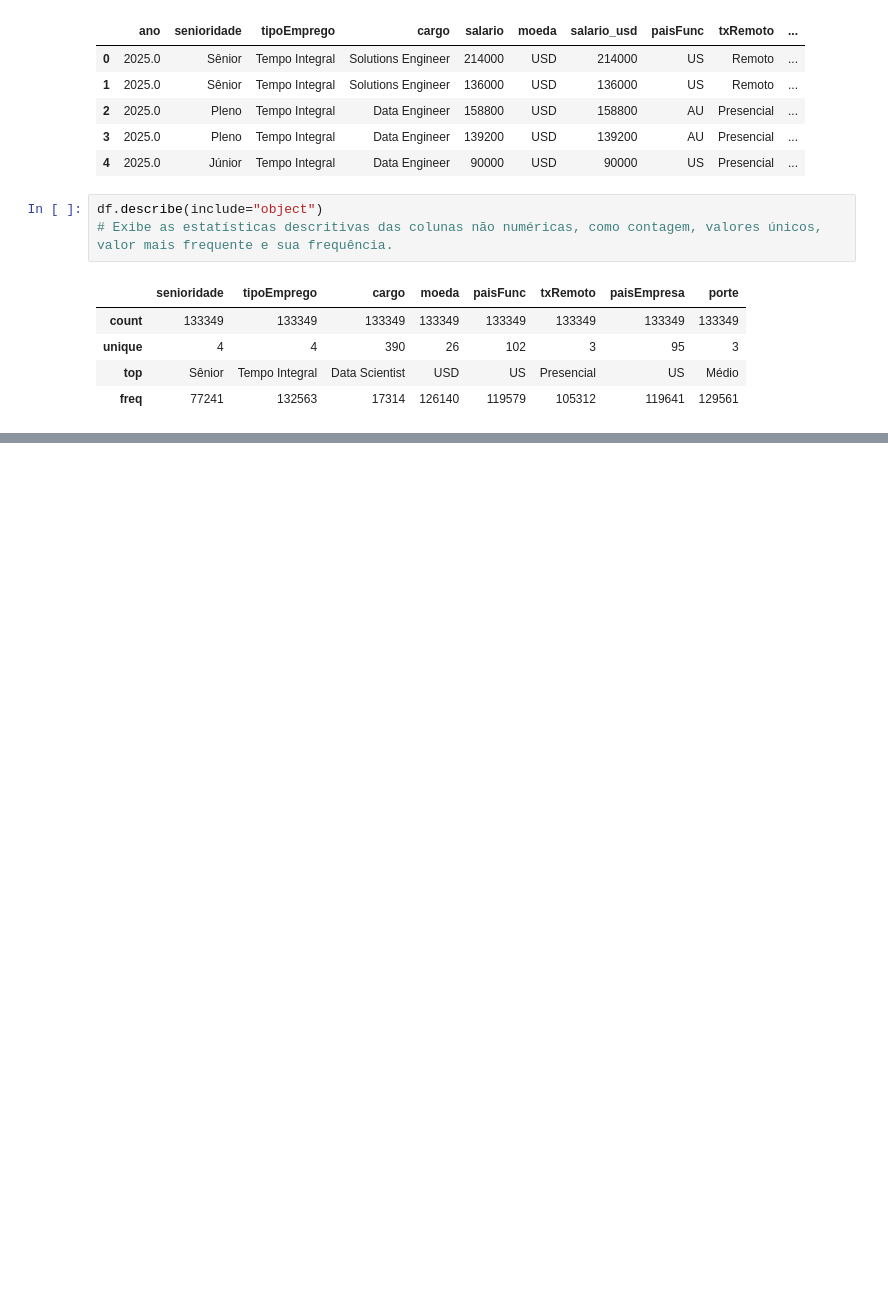
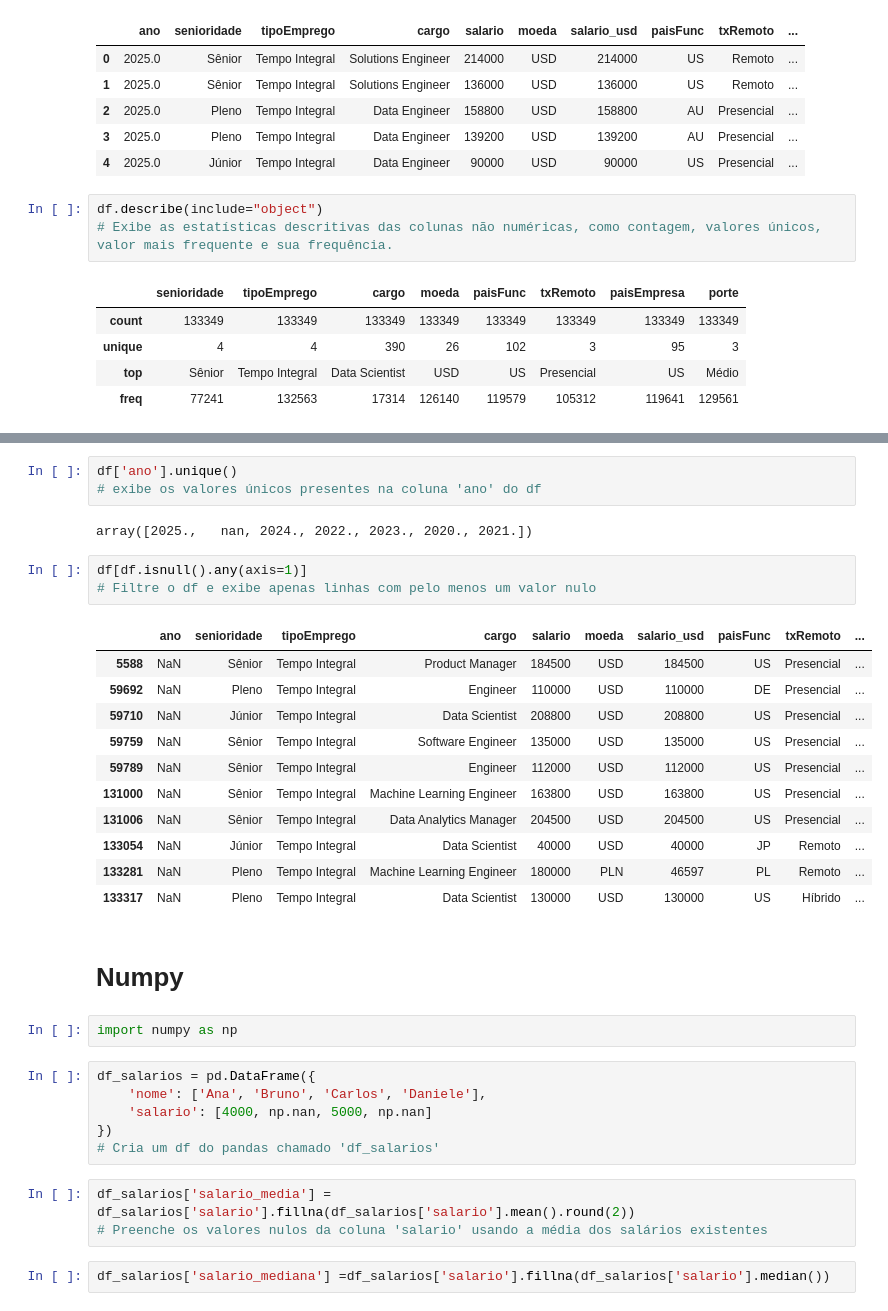
Before and after one commit to IagoMat/analise-salarios-dados, a Jupyter notebook: notebook/analise_salarios_dados.ipynb, the cells around one changed output, grey strips where cells are left out. Cells and saved outputs as stored; diff of their text form; blank space fills up the shorter version.

```diff
--- a/notebook/analise_salarios_dados.ipynb
+++ b/notebook/analise_salarios_dados.ipynb
@@ -197,0 +234,35 @@ df.describe(include="object")
+# %%
+df['ano'].unique()
+# exibe os valores únicos presentes na coluna 'ano' do df
+# %% [output]
+array([2025.,   nan, 2024., 2022., 2023., 2020., 2021.])
+# %%
+df[df.isnull().any(axis=1)]
+# Filtre o df e exibe apenas linhas com pelo menos um valor nulo
+# %% [output]
+|  | ano | senioridade | tipoEmprego | cargo | salario | moeda | salario_usd | paisFunc | txRemoto | ... |
+| 5588 | NaN | Sênior | Tempo Integral | Product Manager | 184500 | USD | 184500 | US | Presencial | ... |
+| 59692 | NaN | Pleno | Tempo Integral | Engineer | 110000 | USD | 110000 | DE | Presencial | ... |
+| 59710 | NaN | Júnior | Tempo Integral | Data Scientist | 208800 | USD | 208800 | US | Presencial | ... |
+| 59759 | NaN | Sênior | Tempo Integral | Software Engineer | 135000 | USD | 135000 | US | Presencial | ... |
+| 59789 | NaN | Sênior | Tempo Integral | Engineer | 112000 | USD | 112000 | US | Presencial | ... |
+| 131000 | NaN | Sênior | Tempo Integral | Machine Learning Engineer | 163800 | USD | 163800 | US | Presencial | ... |
+| 131006 | NaN | Sênior | Tempo Integral | Data Analytics Manager | 204500 | USD | 204500 | US | Presencial | ... |
+| 133054 | NaN | Júnior | Tempo Integral | Data Scientist | 40000 | USD | 40000 | JP | Remoto | ... |
+| 133281 | NaN | Pleno | Tempo Integral | Machine Learning Engineer | 180000 | PLN | 46597 | PL | Remoto | ... |
+| 133317 | NaN | Pleno | Tempo Integral | Data Scientist | 130000 | USD | 130000 | US | Híbrido | ... |
+# %% [markdown]
+# Numpy
+# %%
+import numpy as np
+# %%
+df_salarios = pd.DataFrame({
+    'nome': ['Ana', 'Bruno', 'Carlos', 'Daniele'],
+    'salario': [4000, np.nan, 5000, np.nan]
+})
+# Cria um df do pandas chamado 'df_salarios'
+# %%
+df_salarios['salario_media'] = df_salarios['salario'].fillna(df_salarios['salario'].mean().round(2))
+# Preenche os valores nulos da coluna 'salario' usando a média dos salários existentes
+# %%
+df_salarios['salario_mediana'] =df_salarios['salario'].fillna(df_salarios['salario'].median())
```
Also changed, not shown: parts of 16 cells of this notebook.
